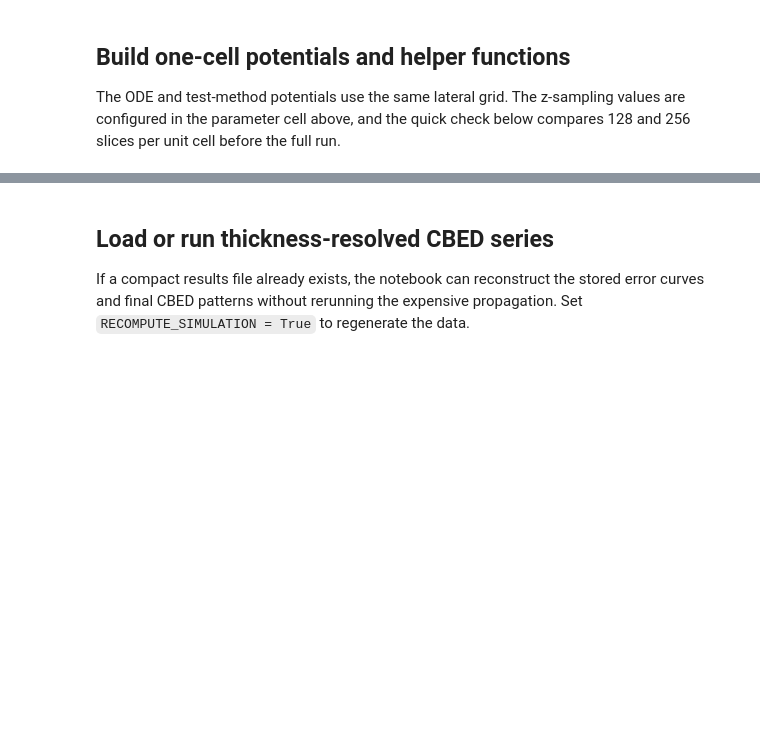
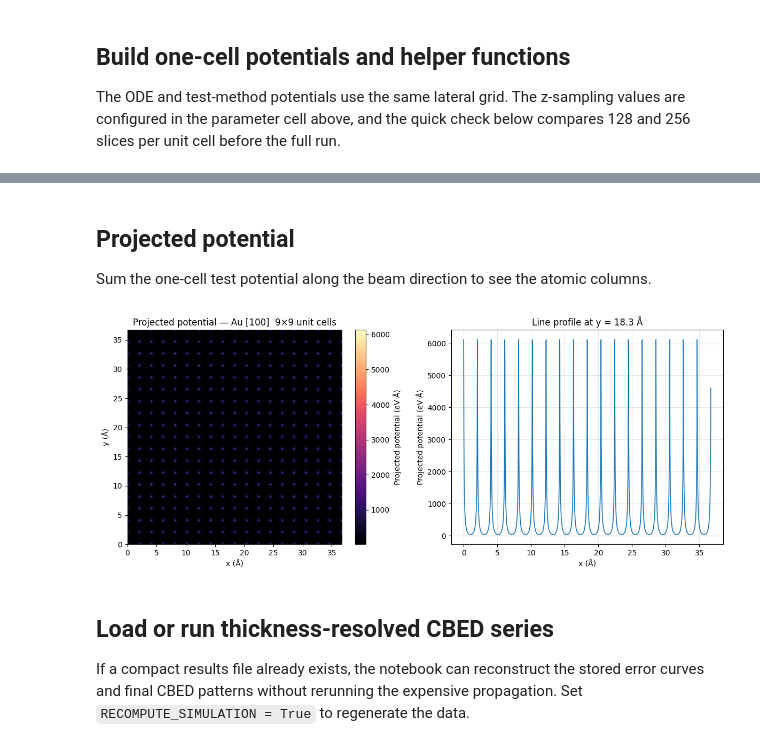
Before and after one commit to DavidLanders95/WideAnglePropagation, a Jupyter notebook: notebooks/cbed/03_convergent_probe_au.ipynb, the cells around one changed output, grey strips where cells are left out. Saved outputs shown, nothing was run; the diff lists cells and outputs as text; code cells hidden in the pictures; blank space fills up the shorter version.

```diff
--- a/notebooks/cbed/03_convergent_probe_au.ipynb
+++ b/notebooks/cbed/03_convergent_probe_au.ipynb
@@ -235,3 +246,35 @@ Nyquist scattering angle ≈ 265.6 mrad
+# %% [markdown]
+## Projected potential
+
+Sum the one-cell test potential along the beam direction to see the atomic columns.
+# %%
+# Project the test potential along z (sum over slices, scaled by dz).
+proj_pot = np.asarray(pot_test_cell).sum(axis=0) * dz_test  # eV·Å  (projected potential)
+
+extent_xy_A = [0, nx_rep * unit_cell.cell.lengths()[0],
+               0, ny_rep * unit_cell.cell.lengths()[1]]
+
+fig, (ax1, ax2) = plt.subplots(1, 2, figsize=(12, 5))
+
+im = ax1.imshow(proj_pot, origin="lower", extent=extent_xy_A, cmap="magma")
+ax1.set_title(f"Projected potential — Au [100]  {nx_rep}×{ny_rep} unit cells")
+ax1.set_xlabel("x (Å)")
+ax1.set_ylabel("y (Å)")
+plt.colorbar(im, ax=ax1, label="Projected potential (eV·Å)")
+
+# Line profile through the centre along x.
+centre_y = proj_pot.shape[0] // 2
+x_axis_A = np.linspace(extent_xy_A[0], extent_xy_A[1], proj_pot.shape[1])
+ax2.plot(x_axis_A, proj_pot[centre_y, :], linewidth=1.2)
+ax2.set_title(f"Line profile at y = {extent_xy_A[3]/2:.1f} Å")
+ax2.set_xlabel("x (Å)")
+ax2.set_ylabel("Projected potential (eV·Å)")
+ax2.grid(True, alpha=0.3)
+
+plt.tight_layout()
+plt.show()
+# %% [output]
+[figure, added]
 # %% [markdown]
 ## Load or run thickness-resolved CBED series
 
```
Also changed, not shown: parts of 8 cells of this notebook.
